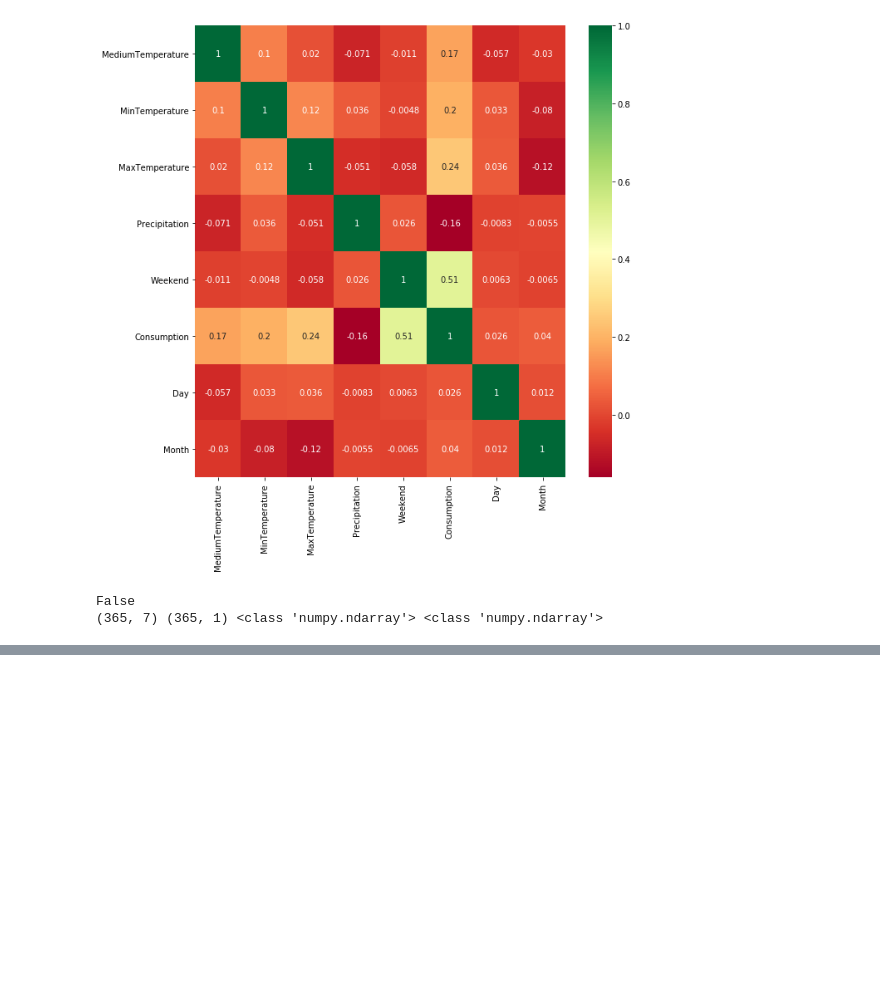
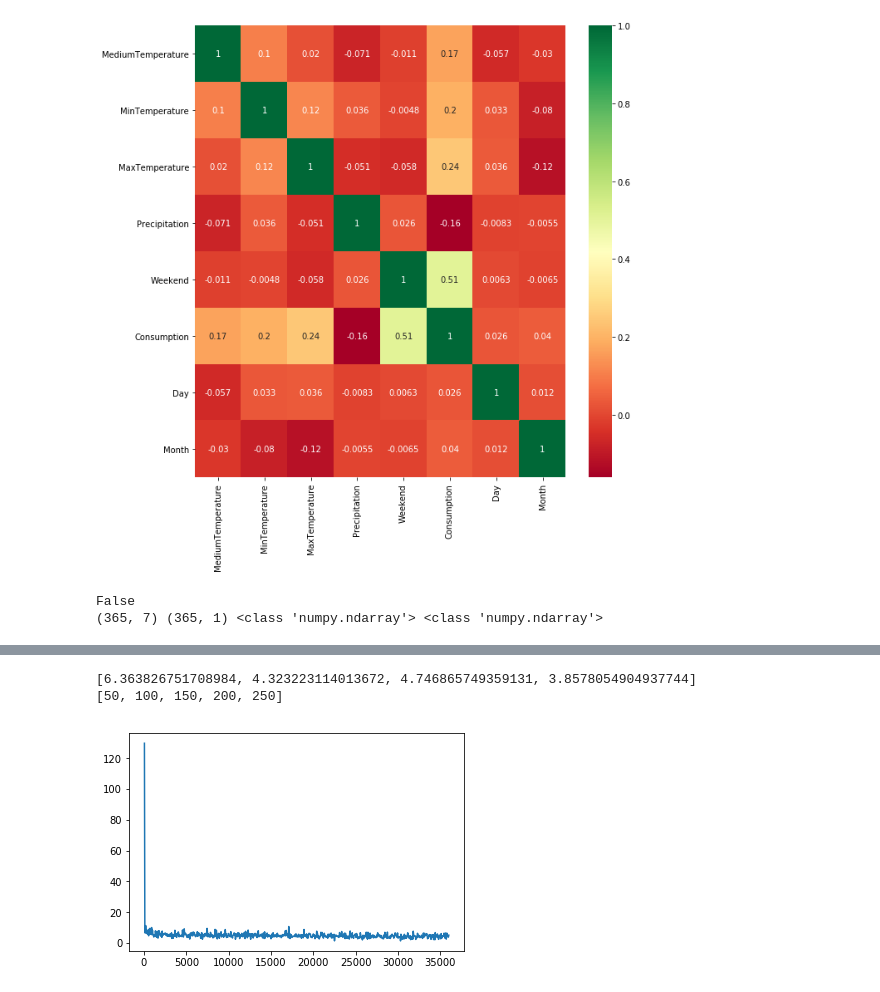
Before and after one commit to nidhaloff/Beer-Consumption, a Jupyter notebook: model.ipynb, the cells around one changed output, grey strips where cells are left out. Cells and saved outputs as stored; diff of their text form; code cells hidden in the pictures; blank space fills up the shorter version.

```diff
--- a/model.ipynb
+++ b/model.ipynb
@@ -189,10 +189,11 @@ loader = DataLoader(trainset, batch_size=32, shuffle=True)
 class Net(nn.Module):
     def __init__(self, n_features=7, n_out=1):
         super().__init__()
-        self.fc1 = nn.Linear(n_features, 1)
-        self.fc2 = nn.Linear(10, n_out)
+        self.fc1 = nn.Linear(n_features, 20)
+        self.fc2 = nn.Linear(20, n_out)
         self.relu = nn.ReLU()
 
     def forward(self, x):
-        out = self.fc1(x)
+        out = self.relu(self.fc1(x))
+        out = self.fc2(out)
         return out
@@ -231,5 +199,0 @@ def train(epochs=100):
-# %%
-losses, iters, acc_list = train(500)
-print(losses)
-print(iters)
-print(acc_list)
@@ -254,3 +225,28 @@ loss= 7.865681171417236
+# %%
+train = training_func(model, criterion, optimizer)
+
+def fit(epochs=100):
+    losses, iters= [], []
+    count = 0
+    for e in range(epochs):
+        for x, y in loader:
+            loss = train(x, y)
+            count += 1
+            if count % 50 == 0:
+                losses.append(loss)
+                iters.append(count)
+
+    return losses, iters
+# %%
+losses, iters = fit(3000)
+print(losses[-5:-1])
+print(iters[:5])
+plt.plot(iters, losses)
+plt.show()
+# %% [output]
+[6.363826751708984, 4.323223114013672, 4.746865749359131, 3.8578054904937744]
+[50, 100, 150, 200, 250]
+[figure, added]
 # %%
 def test():
     model.eval()
```
Also changed, not shown: parts of 9 cells of this notebook.
